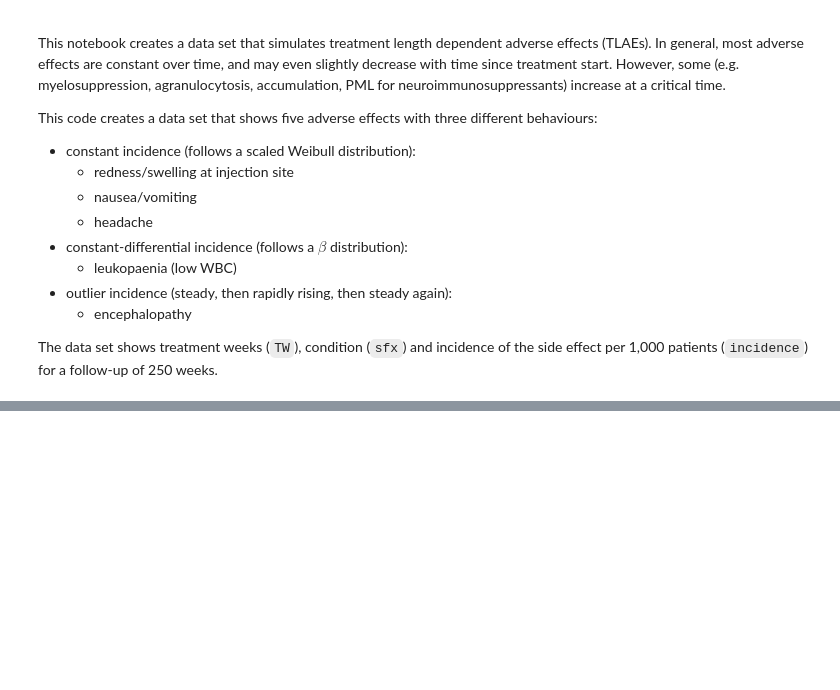
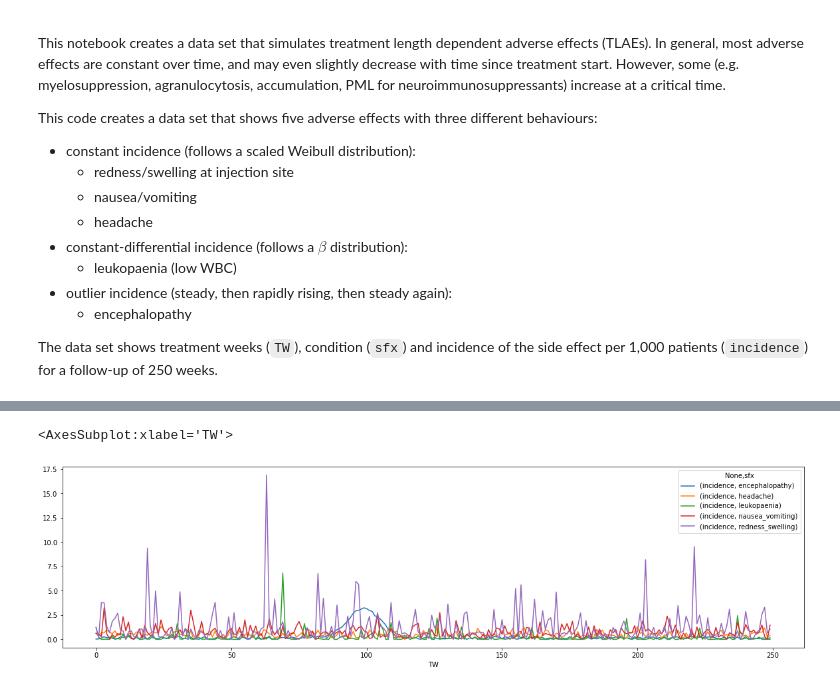
Before and after one commit to starschema/tableau-ds-demos, a Jupyter notebook: reliability-adverse-events/reliability-adverse-events.ipynb, the cells around one changed output, grey strips where cells are left out. Drawn from its saved outputs; the diff is of its cells as text; code cells hidden in the pictures; blank space fills up the shorter version.

Commit message:
add plot

```diff
--- a/reliability-adverse-events/reliability-adverse-events.ipynb
+++ b/reliability-adverse-events/reliability-adverse-events.ipynb
@@ -37,5 +37,5 @@ df = pd.DataFrame(data = [redness_swelling, n_v, headache, leukopaenia, encephal
 df.columns = ["redness_swelling", "nausea_vomiting", "headache", "leukopaenia", "encephalopathy"]
 df["TW"] = df.index
 # %%
-df.melt(id_vars=("TW"),
-        value_name="incidence", var_name="sfx").to_csv("reliability-adverse-events.csv")
+df = df.melt(id_vars=("TW"),
+        value_name="incidence", var_name="sfx")
@@ -41,0 +58,5 @@ df.melt(id_vars=("TW"),
+# %%
+df.groupby(['TW','sfx']).sum().unstack().plot(figsize=(20,5))
+# %% [output]
+<AxesSubplot:xlabel='TW'>
+[figure, added]
```
Also changed, not shown: parts of 2 cells of this notebook.
